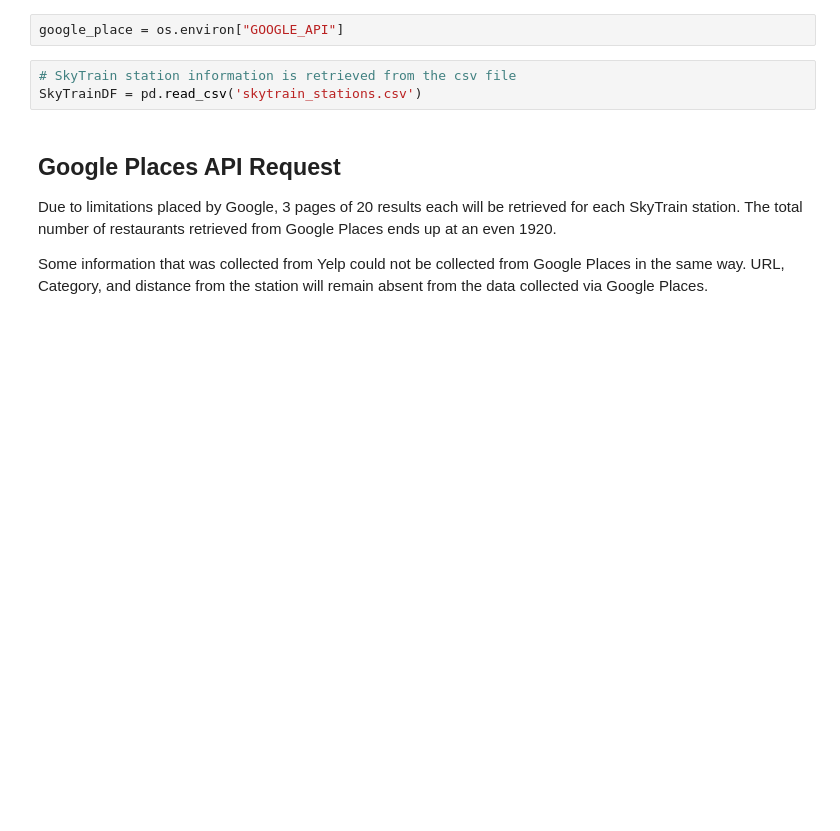
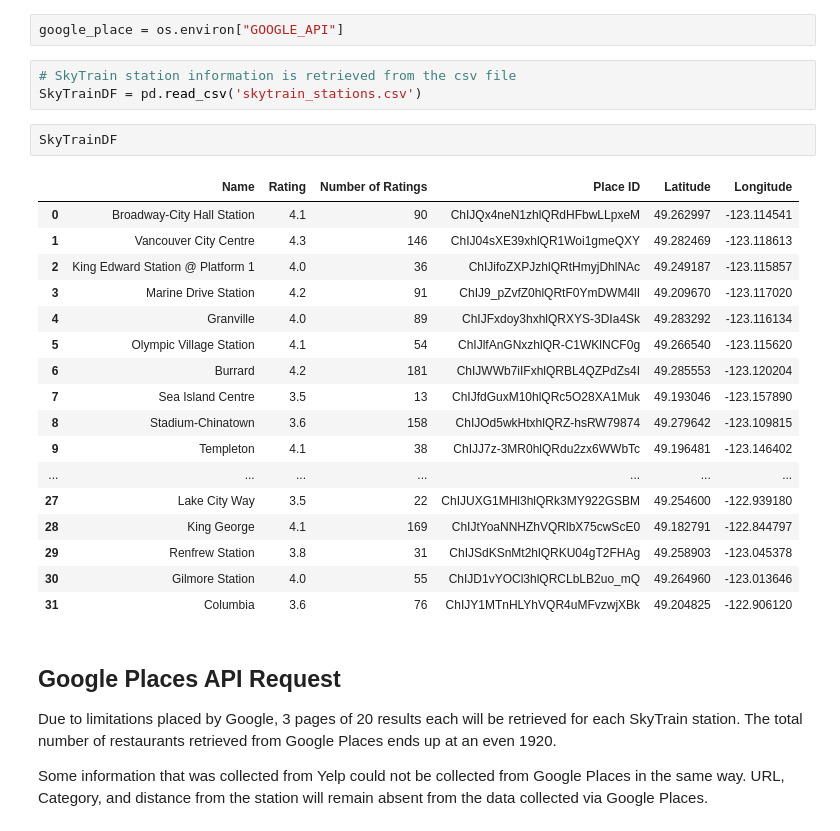
Before and after one commit to BNDT4Sen/Mid-Term-Project-Competitor-Analysis, a Jupyter notebook: API_Data/GOOGLE_PLACE_SKYTRAIN.ipynb, the cells around one changed output. Saved outputs shown, nothing was run; the diff lists cells and outputs as text; blank space fills up the shorter version.

```diff
--- a/API_Data/GOOGLE_PLACE_SKYTRAIN.ipynb
+++ b/API_Data/GOOGLE_PLACE_SKYTRAIN.ipynb
@@ -9,6 +9,26 @@ google_place = os.environ["GOOGLE_API"]
 # %%
 # SkyTrain station information is retrieved from the csv file
 SkyTrainDF = pd.read_csv('skytrain_stations.csv')
+# %%
+SkyTrainDF
+# %% [output]
+|  | Name | Rating | Number of Ratings | Place ID | Latitude | Longitude |
+| 0 | Broadway-City Hall Station | 4.1 | 90 | ChIJQx4neN1zhlQRdHFbwLLpxeM | 49.262997 | -123.114541 |
+| 1 | Vancouver City Centre | 4.3 | 146 | ChIJ04sXE39xhlQR1Woi1gmeQXY | 49.282469 | -123.118613 |
+| 2 | King Edward Station @ Platform 1 | 4.0 | 36 | ChIJifoZXPJzhlQRtHmyjDhlNAc | 49.249187 | -123.115857 |
+| 3 | Marine Drive Station | 4.2 | 91 | ChIJ9_pZvfZ0hlQRtF0YmDWM4lI | 49.209670 | -123.117020 |
+| 4 | Granville | 4.0 | 89 | ChIJFxdoy3hxhlQRXYS-3DIa4Sk | 49.283292 | -123.116134 |
+| 5 | Olympic Village Station | 4.1 | 54 | ChIJlfAnGNxzhlQR-C1WKlNCF0g | 49.266540 | -123.115620 |
+| 6 | Burrard | 4.2 | 181 | ChIJWWb7iIFxhlQRBL4QZPdZs4I | 49.285553 | -123.120204 |
+| 7 | Sea Island Centre | 3.5 | 13 | ChIJfdGuxM10hlQRc5O28XA1Muk | 49.193046 | -123.157890 |
+| 8 | Stadium-Chinatown | 3.6 | 158 | ChIJOd5wkHtxhlQRZ-hsRW79874 | 49.279642 | -123.109815 |
+| 9 | Templeton | 4.1 | 38 | ChIJJ7z-3MR0hlQRdu2zx6WWbTc | 49.196481 | -123.146402 |
+| ... | ... | ... | ... | ... | ... | ... |
+| 27 | Lake City Way | 3.5 | 22 | ChIJUXG1MHl3hlQRk3MY922GSBM | 49.254600 | -122.939180 |
+| 28 | King George | 4.1 | 169 | ChIJtYoaNNHZhVQRlbX75cwScE0 | 49.182791 | -122.844797 |
+| 29 | Renfrew Station | 3.8 | 31 | ChIJSdKSnMt2hlQRKU04gT2FHAg | 49.258903 | -123.045378 |
+| 30 | Gilmore Station | 4.0 | 55 | ChIJD1vYOCl3hlQRCLbLB2uo_mQ | 49.264960 | -123.013646 |
+| 31 | Columbia | 3.6 | 76 | ChIJY1MTnHLYhVQR4uMFvzwjXBk | 49.204825 | -122.906120 |
 # %% [markdown]
 ## Google Places API Request
 Due to limitations placed by Google, 3 pages of 20 results each will be retrieved for each SkyTrain station. The total number of restaurants retrieved from Google Places ends up at an even 1920.
```
Also changed, not shown: parts of 5 cells of this notebook, 2 other files.
